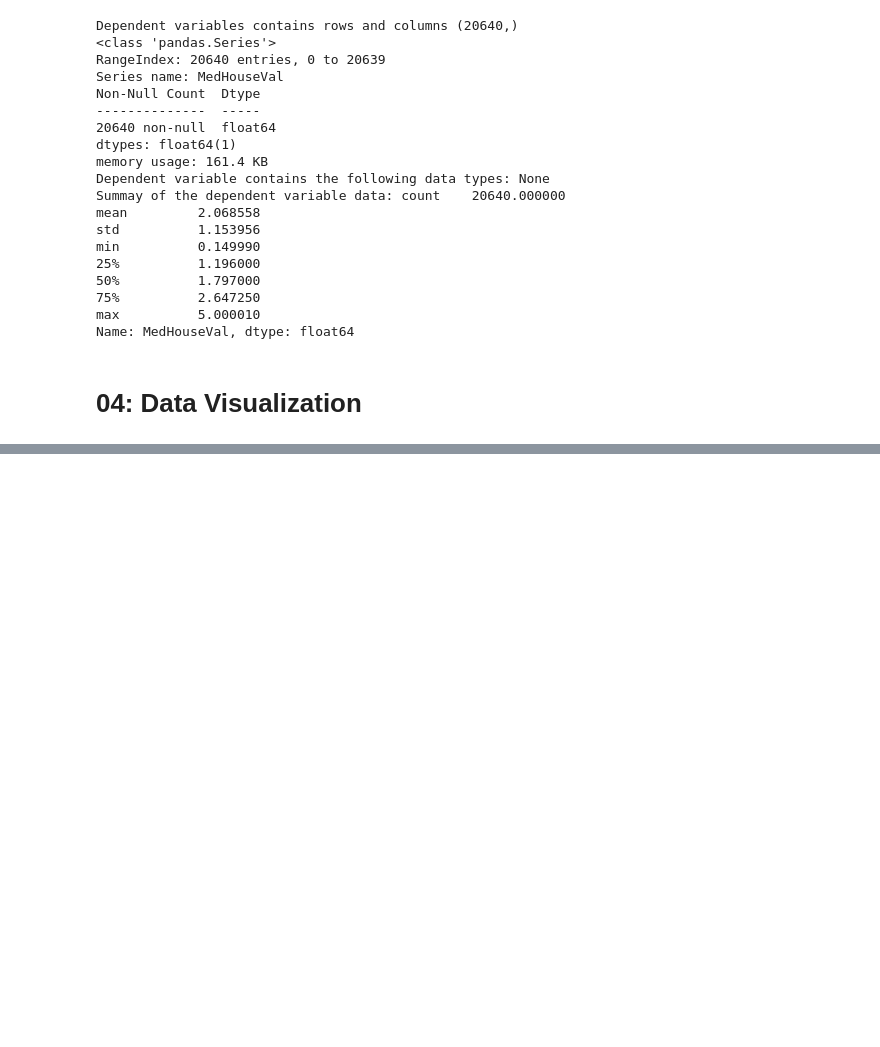
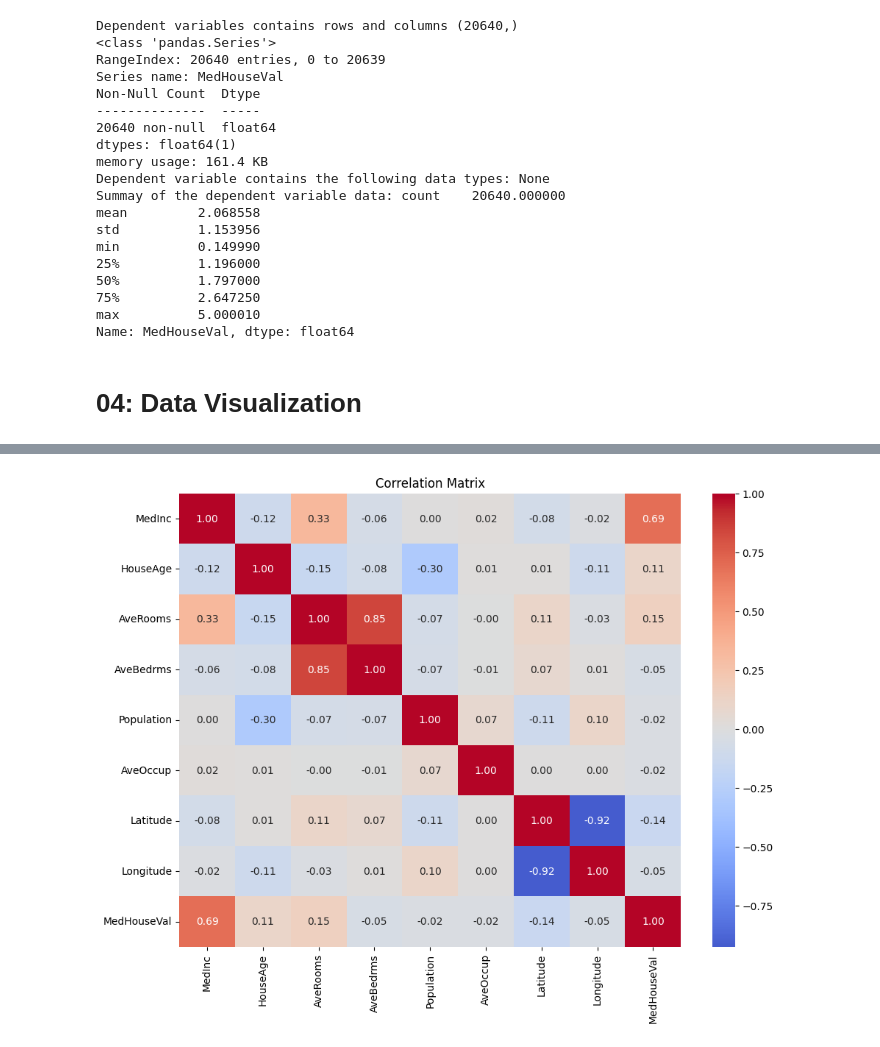
Before and after one commit to CH-CHISAKA/Machine_Learning_and_Data_Science, a Jupyter notebook: 04-assignments/03-assignment/california_housing.ipynb, the cells around one changed output, grey strips where cells are left out. Cells and saved outputs as stored; diff of their text form; code cells hidden in the pictures; blank space fills up the shorter version.

```diff
--- a/04-assignments/03-assignment/california_housing.ipynb
+++ b/04-assignments/03-assignment/california_housing.ipynb
@@ -127,0 +152,20 @@ Name: MedHouseVal, dtype: float64
+# %%
+### --- Correlation Matrix ---
+
+plt.figure(figsize=(11,8))
+
+corr_matrix = pd.concat([independent_var, dependent_var.rename("MedHouseVal")], axis=1).corr()
+
+sns.heatmap(
+    corr_matrix,
+    annot=True,
+    fmt=".2f",
+    cmap="coolwarm",
+    center=0
+)
+
+plt.title("Correlation Matrix")
+# plt.tight_layout
+plt.show()
+# %% [output]
+[figure, added]
```
Also changed, not shown: parts of 12 cells of this notebook.
